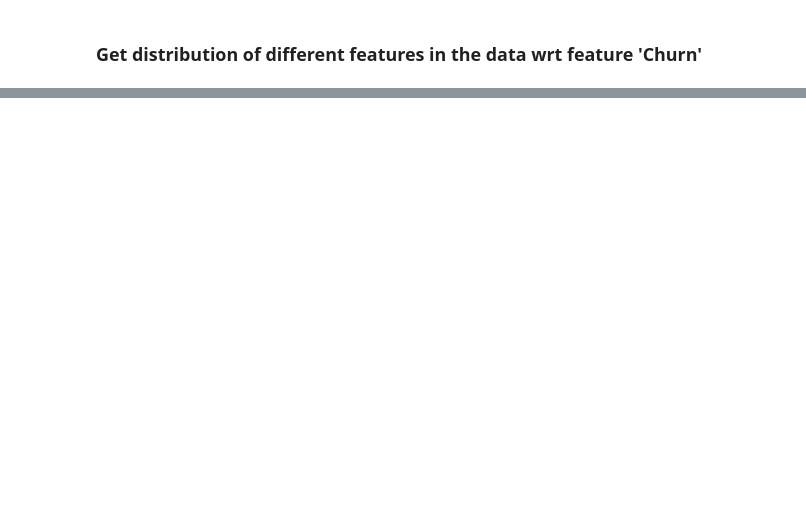
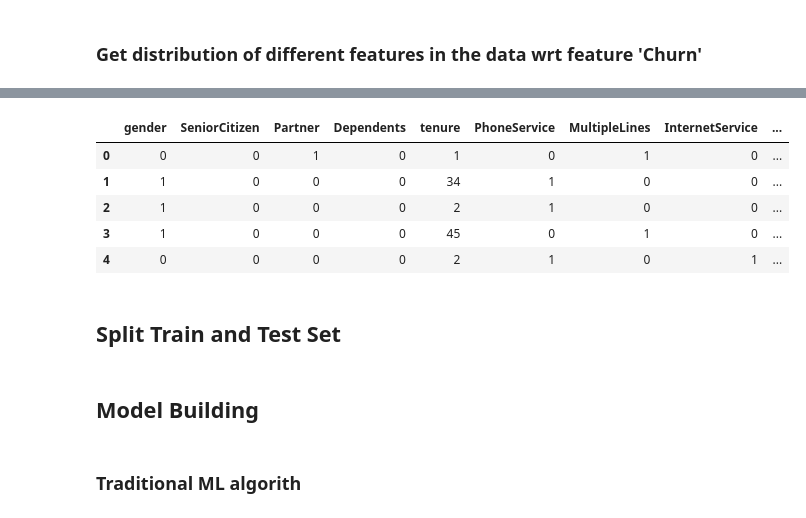
Before and after one commit to sumitdas1984/customer-churn-prediction, a Jupyter notebook: customer_churn_prediction.ipynb, the cells around one changed output, grey strips where cells are left out. Cells and saved outputs as stored; diff of their text form; code cells hidden in the pictures; blank space fills up the shorter version.

```diff
--- a/customer_churn_prediction.ipynb
+++ b/customer_churn_prediction.ipynb
@@ -161,0 +186,33 @@ for i, j in enumerate(features):
+# %%
+#creating labelEncoder
+le = preprocessing.LabelEncoder()
+# Converting string labels into numbers.
+data['gender']=le.fit_transform(data['gender'])
+data['SeniorCitizen']=le.fit_transform(data['SeniorCitizen'])
+data['Partner']=le.fit_transform(data['Partner'])
+data['Dependents']=le.fit_transform(data['Dependents'])
+data['PhoneService']=le.fit_transform(data['PhoneService'])
+data['MultipleLines']=le.fit_transform(data['MultipleLines'])
+data['InternetService']=le.fit_transform(data['InternetService'])
+data['OnlineSecurity']=le.fit_transform(data['OnlineSecurity'])
+data['OnlineBackup']=le.fit_transform(data['OnlineBackup'])
+data['DeviceProtection']=le.fit_transform(data['DeviceProtection'])
+data['TechSupport']=le.fit_transform(data['TechSupport'])
+data['StreamingTV']=le.fit_transform(data['StreamingTV'])
+data['StreamingMovies']=le.fit_transform(data['StreamingMovies'])
+data['Contract']=le.fit_transform(data['Contract'])
+data['PaperlessBilling']=le.fit_transform(data['PaperlessBilling'])
+data['PaymentMethod']=le.fit_transform(data['PaymentMethod'])
+data['Churn']=le.fit_transform(data['Churn'])
+# %%
+# data after converting categorical features to integer features
+data.head()
+# %% [output]
+|  | gender | SeniorCitizen | Partner | Dependents | tenure | PhoneService | MultipleLines | InternetService | ... |
+| 0 | 0 | 0 | 1 | 0 | 1 | 0 | 1 | 0 | ... |
+| 1 | 1 | 0 | 0 | 0 | 34 | 1 | 0 | 0 | ... |
+| 2 | 1 | 0 | 0 | 0 | 2 | 1 | 0 | 0 | ... |
+| 3 | 1 | 0 | 0 | 0 | 45 | 0 | 1 | 0 | ... |
+| 4 | 0 | 0 | 0 | 0 | 2 | 1 | 0 | 1 | ... |
+# %% [markdown]
+## Split Train and Test Set
@@ -161,0 +226,4 @@ for i, j in enumerate(features):
+# %% [markdown]
+## Model Building
+# %% [markdown]
+### Traditional ML algorith
```
Also changed, not shown: parts of 15 cells of this notebook.
